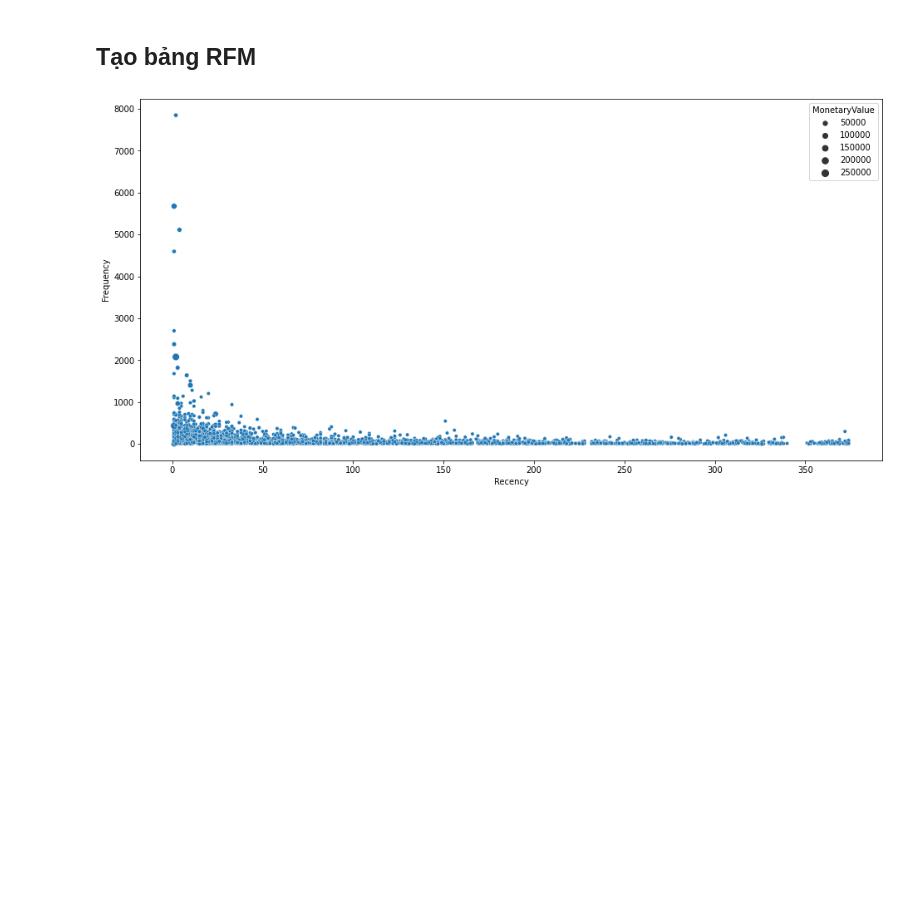
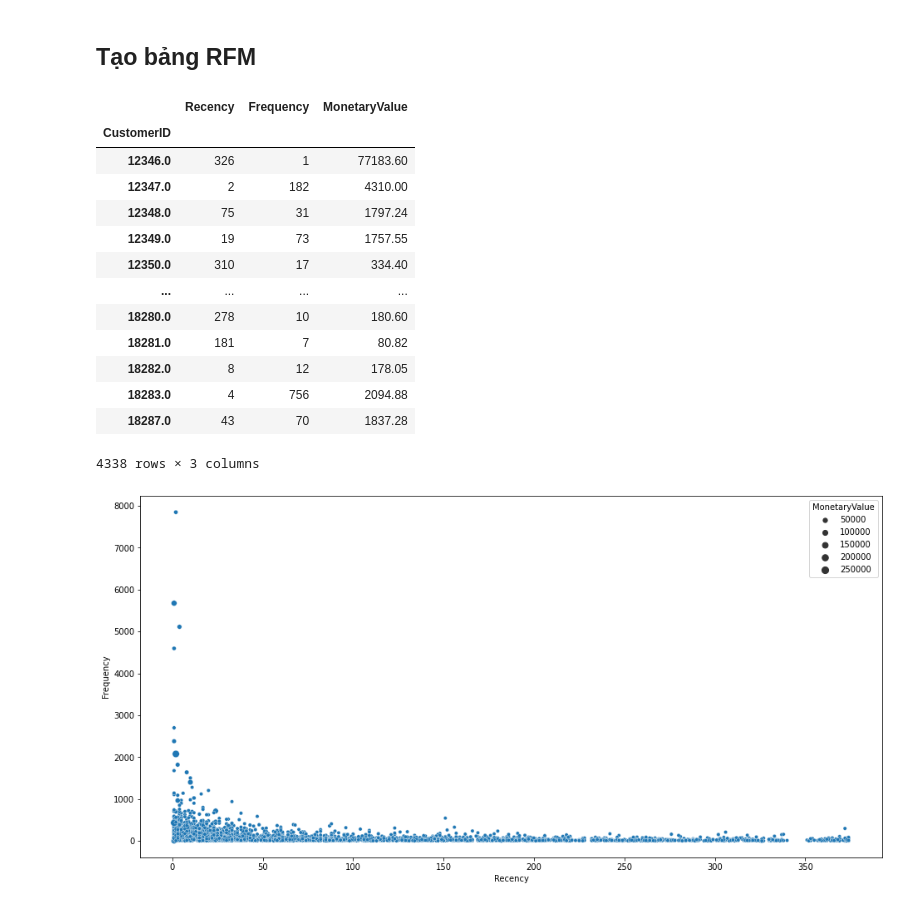
Before and after one commit to dntrieunguyen/RetailOnline-Analysis, a Jupyter notebook: RFM-analyst.ipynb, the cells around one changed output. Cells and saved outputs as stored; diff of their text form; code cells hidden in the pictures; blank space fills up the shorter version.

```diff
--- a/RFM-analyst.ipynb
+++ b/RFM-analyst.ipynb
@@ -32,7 +32,7 @@ import datetime as dt
 import matplotlib.pyplot as plt
 import seaborn as sns
 # %%
-df = pd.read_csv('RetailOnline_analysis.csv')
+df = pd.read_csv('data\RetailOnline_analysis.csv')
 df.head(5)
 # %% [output]
 |  | Unnamed: 0 | Invoice | StockCode | Description | Quantity | InvoiceDate | Price | CustomerID | Country | ... |
@@ -61,6 +61,23 @@ rfmTable = df.groupby('CustomerID').agg({
 rfmTable.rename(columns={'InvoiceDate': 'Recency',
                          'Invoice': 'Frequency',
                          'revenue': 'MonetaryValue'}, inplace=True)
+# %%
+rfmTable
+# %% [output]
+|  | Recency | Frequency | MonetaryValue |
+| CustomerID |  |  |  |
+| 12346.0 | 326 | 1 | 77183.60 |
+| 12347.0 | 2 | 182 | 4310.00 |
+| 12348.0 | 75 | 31 | 1797.24 |
+| 12349.0 | 19 | 73 | 1757.55 |
+| 12350.0 | 310 | 17 | 334.40 |
+| ... | ... | ... | ... |
+| 18280.0 | 278 | 10 | 180.60 |
+| 18281.0 | 181 | 7 | 80.82 |
+| 18282.0 | 8 | 12 | 178.05 |
+| 18283.0 | 4 | 756 | 2094.88 |
+| 18287.0 | 43 | 70 | 1837.28 |
+4338 rows × 3 columns
 # %%
 plt.figure(figsize=(16,8))
 sns.scatterplot(x='Recency', y='Frequency', size='MonetaryValue', data=rfmTable)
```
Also changed, not shown: parts of 1 cell of this notebook, 2 other files.
